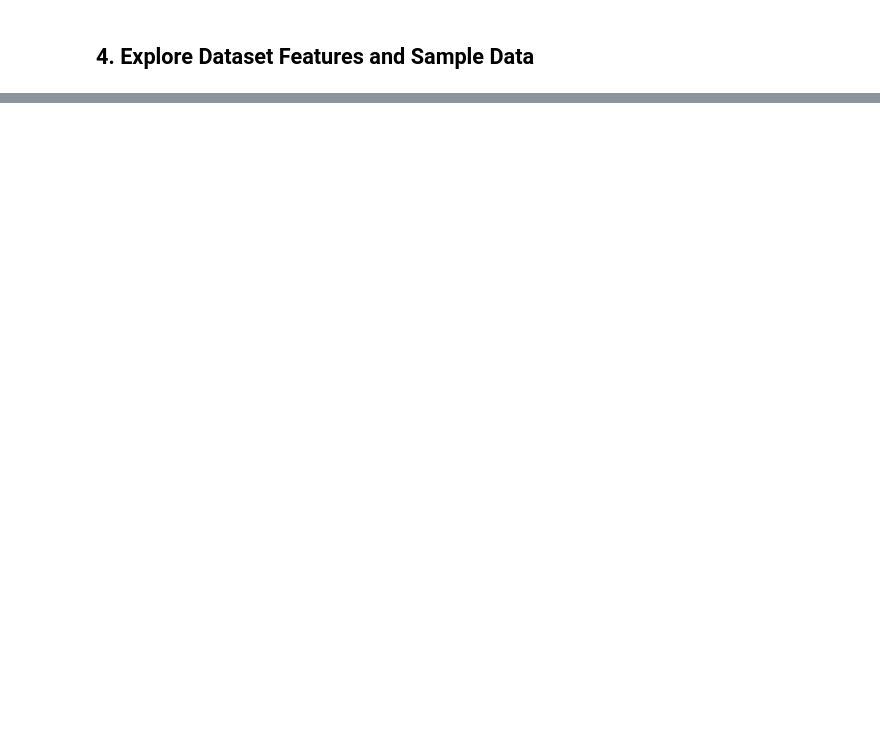
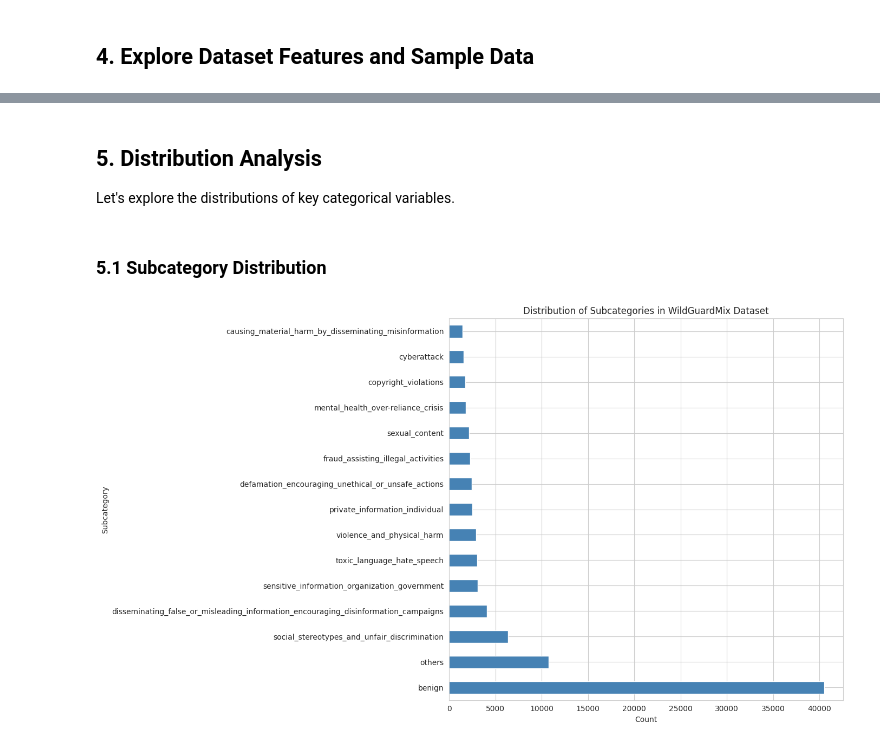
Before and after one commit to Jazhyc/intention-jailbreak, a Jupyter notebook: notebooks/wildguardmix_analysis.ipynb, the cells around one changed output, grey strips where cells are left out. Cells and saved outputs as stored; diff of their text form; code cells hidden in the pictures; blank space fills up the shorter version.

Commit message:
Analyzed dataset

```diff
--- a/notebooks/wildguardmix_analysis.ipynb
+++ b/notebooks/wildguardmix_analysis.ipynb
@@ -25,6 +22,5 @@ print(f"intention_jailbreak version: {intention_jailbreak.__version__}")
 # %%
 # Load the dataset from HuggingFace
 print("Loading WildGuardMix dataset...")
-dataset = load_dataset("allenai/wildguardmix")
-print("Dataset loaded successfully!")
+dataset = load_dataset("allenai/wildguardmix", 'wildguardtrain')
 print(f"\nDataset object: {dataset}")
@@ -57,3 +81,23 @@ df.head()
 # Display data types and info
 print("Data Types and Non-Null Counts:")
 df.info()
+# %% [markdown]
+## 5. Distribution Analysis
+
+Let's explore the distributions of key categorical variables.
+# %% [markdown]
+### 5.1 Subcategory Distribution
+# %%
+# Count and display subcategory distribution
+subcategory_counts = df['subcategory'].value_counts()
+
+# Visualize subcategory distribution
+plt.figure(figsize=(14, 8))
+subcategory_counts.plot(kind='barh', color='steelblue')
+plt.xlabel('Count')
+plt.ylabel('Subcategory')
+plt.title('Distribution of Subcategories in WildGuardMix Dataset')
+plt.tight_layout()
+plt.show()
+# %% [output]
+[figure, added]
```
Also changed, not shown: parts of 12 cells of this notebook.
